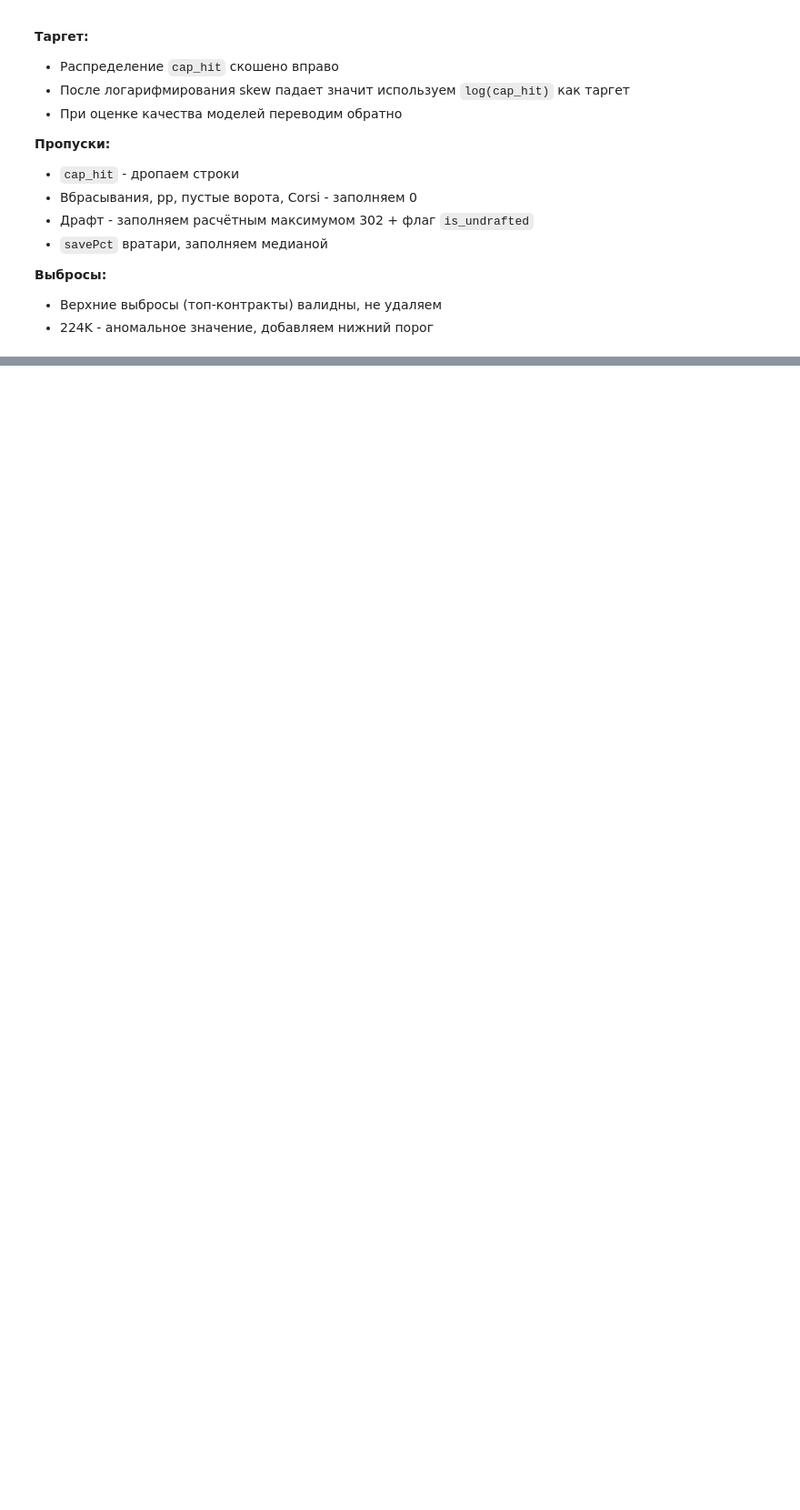
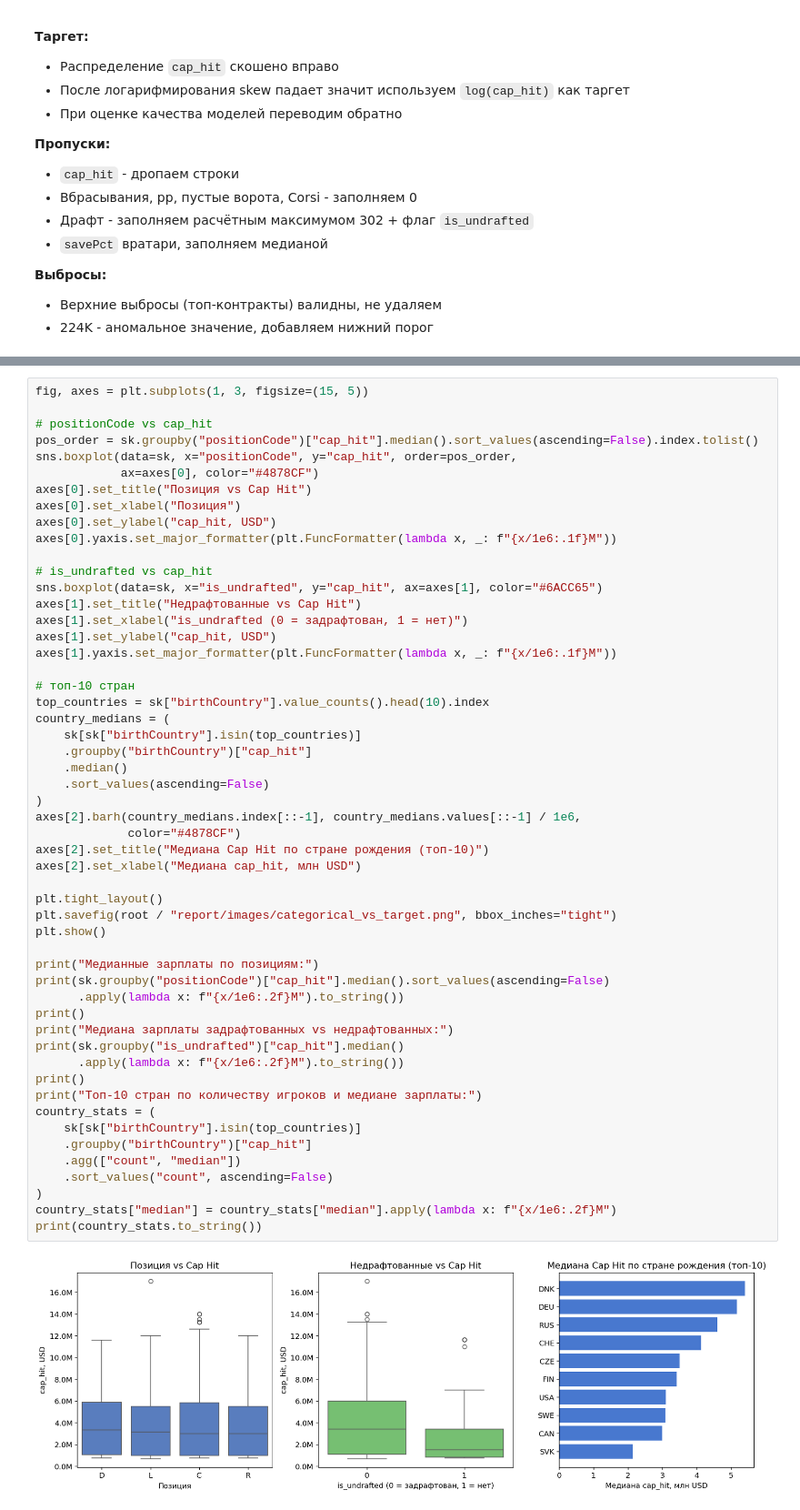
Before and after one commit to hsemlcourse/hseml-group-project-scarletflame611, a Jupyter notebook: notebooks/01_eda.ipynb, the cells around one changed output, grey strips where cells are left out. Shown at 91% size. Drawn from its saved outputs; the diff is of its cells as text; blank space fills up the shorter version.

```diff
--- a/notebooks/01_eda.ipynb
+++ b/notebooks/01_eda.ipynb
@@ -560,0 +853,55 @@ Dmitri Samorukov         3.0          22.0         94.0
+# %%
+fig, axes = plt.subplots(1, 3, figsize=(15, 5))
+
+# positionCode vs cap_hit
+pos_order = sk.groupby("positionCode")["cap_hit"].median().sort_values(ascending=False).index.tolist()
+sns.boxplot(data=sk, x="positionCode", y="cap_hit", order=pos_order,
+            ax=axes[0], color="#4878CF")
+axes[0].set_title("Позиция vs Cap Hit")
+axes[0].set_xlabel("Позиция")
+axes[0].set_ylabel("cap_hit, USD")
+axes[0].yaxis.set_major_formatter(plt.FuncFormatter(lambda x, _: f"{x/1e6:.1f}M"))
+
+# is_undrafted vs cap_hit
+sns.boxplot(data=sk, x="is_undrafted", y="cap_hit", ax=axes[1], color="#6ACC65")
+axes[1].set_title("Недрафтованные vs Cap Hit")
+axes[1].set_xlabel("is_undrafted (0 = задрафтован, 1 = нет)")
+axes[1].set_ylabel("cap_hit, USD")
+axes[1].yaxis.set_major_formatter(plt.FuncFormatter(lambda x, _: f"{x/1e6:.1f}M"))
+
+# топ-10 стран
+top_countries = sk["birthCountry"].value_counts().head(10).index
+country_medians = (
+    sk[sk["birthCountry"].isin(top_countries)]
+    .groupby("birthCountry")["cap_hit"]
+    .median()
+    .sort_values(ascending=False)
+)
+axes[2].barh(country_medians.index[::-1], country_medians.values[::-1] / 1e6,
+             color="#4878CF")
+axes[2].set_title("Медиана Cap Hit по стране рождения (топ-10)")
+axes[2].set_xlabel("Медиана cap_hit, млн USD")
+
+plt.tight_layout()
+plt.savefig(root / "report/images/categorical_vs_target.png", bbox_inches="tight")
+plt.show()
+
+print("Медианные зарплаты по позициям:")
+print(sk.groupby("positionCode")["cap_hit"].median().sort_values(ascending=False)
+      .apply(lambda x: f"{x/1e6:.2f}M").to_string())
+print()
+print("Медиана зарплаты задрафтованных vs недрафтованных:")
+print(sk.groupby("is_undrafted")["cap_hit"].median()
+      .apply(lambda x: f"{x/1e6:.2f}M").to_string())
+print()
+print("Топ-10 стран по количеству игроков и медиане зарплаты:")
+country_stats = (
+    sk[sk["birthCountry"].isin(top_countries)]
+    .groupby("birthCountry")["cap_hit"]
+    .agg(["count", "median"])
+    .sort_values("count", ascending=False)
+)
+country_stats["median"] = country_stats["median"].apply(lambda x: f"{x/1e6:.2f}M")
+print(country_stats.to_string())
+# %% [output]
+[figure, added]
```
Also changed, not shown: parts of 26 cells of this notebook.
